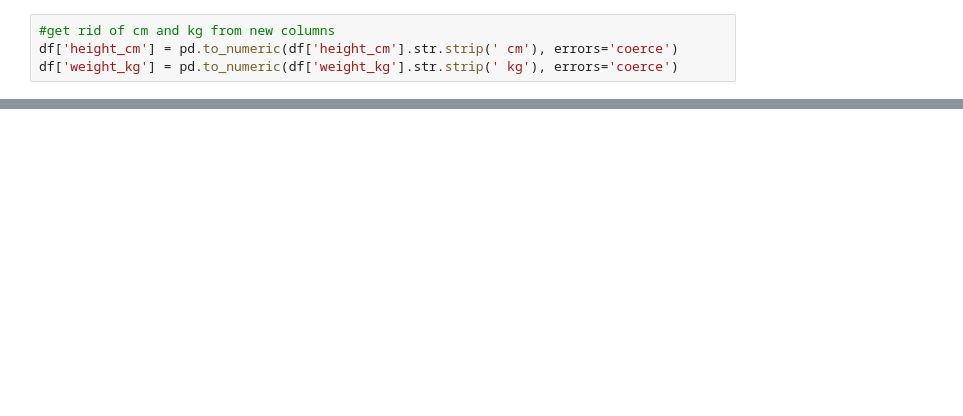
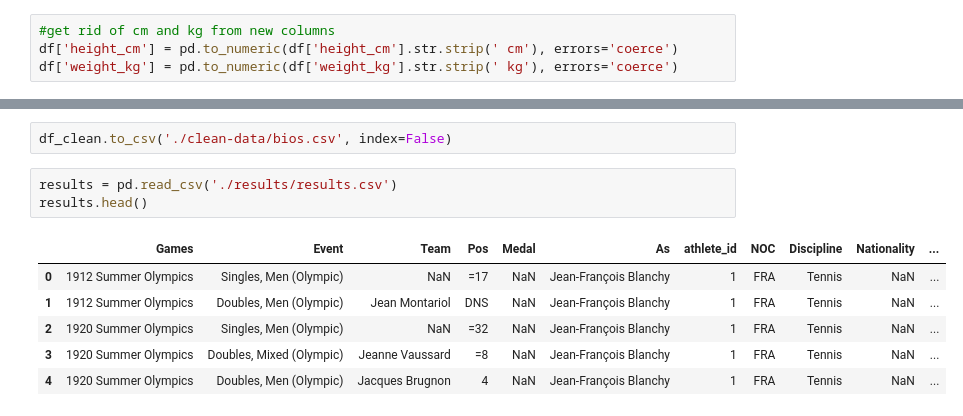
Before and after one commit to mohammad20306/Olympics-Dataset, a Jupyter notebook: cleaned_data.ipynb, the cells around one changed output, grey strips where cells are left out. Cells and saved outputs as stored; diff of their text form; blank space fills up the shorter version.

Commit message:
finished cleaning bios dataset

```diff
--- a/cleaned_data.ipynb
+++ b/cleaned_data.ipynb
@@ -102,0 +157,12 @@ df
+# %%
+df_clean.to_csv('./clean-data/bios.csv', index=False)
+# %%
+results = pd.read_csv('./results/results.csv')
+results.head()
+# %% [output]
+|  | Games | Event | Team | Pos | Medal | As | athlete_id | NOC | Discipline | Nationality | ... |
+| 0 | 1912 Summer Olympics | Singles, Men (Olympic) | NaN | =17 | NaN | Jean-François Blanchy | 1 | FRA | Tennis | NaN | ... |
+| 1 | 1912 Summer Olympics | Doubles, Men (Olympic) | Jean Montariol | DNS | NaN | Jean-François Blanchy | 1 | FRA | Tennis | NaN | ... |
+| 2 | 1920 Summer Olympics | Singles, Men (Olympic) | NaN | =32 | NaN | Jean-François Blanchy | 1 | FRA | Tennis | NaN | ... |
+| 3 | 1920 Summer Olympics | Doubles, Mixed (Olympic) | Jeanne Vaussard | =8 | NaN | Jean-François Blanchy | 1 | FRA | Tennis | NaN | ... |
+| 4 | 1920 Summer Olympics | Doubles, Men (Olympic) | Jacques Brugnon | 4 | NaN | Jean-François Blanchy | 1 | FRA | Tennis | NaN | ... |
```
Also changed, not shown: parts of 10 cells of this notebook, 1 other file.
